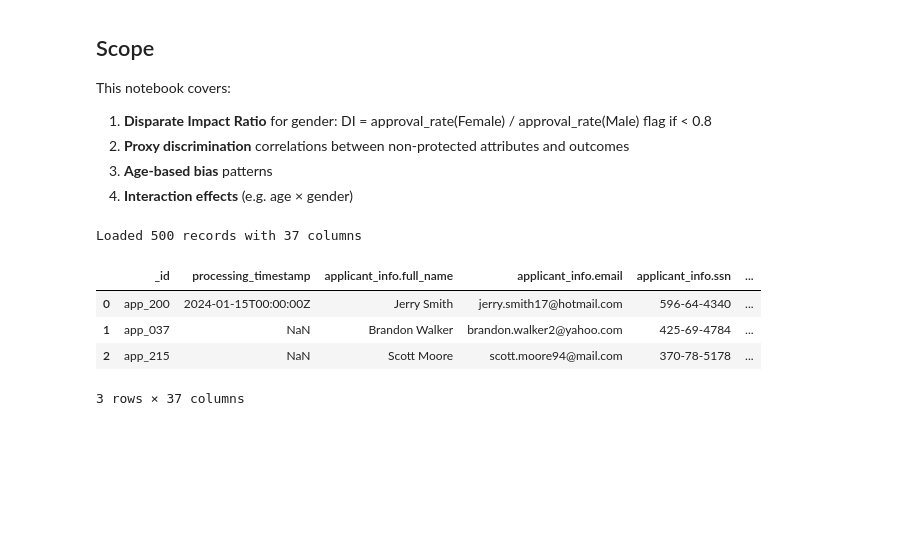
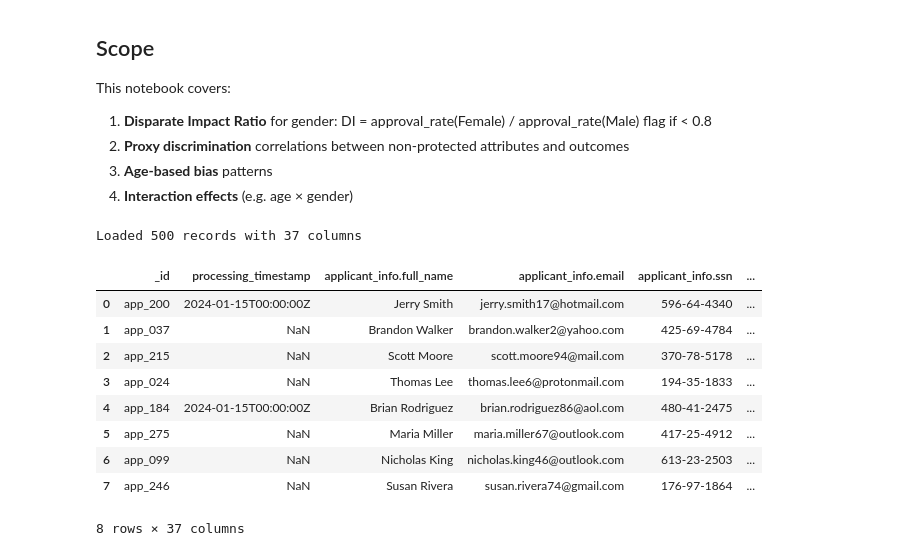
Before and after one commit to RubenVet9938/dego-project-team8, a Jupyter notebook: notebooks/02-bias-analysis.ipynb, the cells around one changed output. Saved outputs shown, nothing was run; the diff lists cells and outputs as text; code cells hidden in the pictures; blank space fills up the shorter version.

```diff
--- a/notebooks/02-bias-analysis.ipynb
+++ b/notebooks/02-bias-analysis.ipynb
@@ -14,24 +22,46 @@ This notebook covers:
 # %%
 import pandas as pd
 import numpy as np
 import matplotlib.pyplot as plt
 import seaborn as sns
+
+#Seaborn setup
+sns.set_theme(style="whitegrid")
+sns.set_context("notebook", font_scale=1.2)
+
+sns.set_palette("rainbow")
+sns.set_color_codes("pastel")
+
+
+plt.rcParams["figure.figsize"] = (12, 7)
+plt.rcParams["axes.titlesize"] = 16
+plt.rcParams["axes.labelsize"] = 14
+plt.rcParams["xtick.labelsize"] = 12
+plt.rcParams["ytick.labelsize"] = 12
+plt.rcParams["legend.fontsize"] = 12
+plt.rcParams["axes.grid"] = True
+plt.rcParams["grid.alpha"] = 0.3
 
 # Load pre-cleaned dataset from the data quality pipeline
 df = pd.read_csv("../data/cleaned_credit_applications.csv")
 
 # Print the number of records and columns in the loaded dataframe
 print(f"Loaded {len(df)} records with {df.shape[1]} columns")
 
 # Set column names for gender and loan approval status
 gender_col   = 'applicant_info.gender_clean'
 approved_col = 'decision.loan_approved'
 
-df.head(3)
+df.head(8)
 # %% [output]
 Loaded 500 records with 37 columns
 |  | _id | processing_timestamp | applicant_info.full_name | applicant_info.email | applicant_info.ssn | ... |
 | 0 | app_200 | 2024-01-15T00:00:00Z | Jerry Smith | jerry.smith17@hotmail.com | 596-64-4340 | ... |
 | 1 | app_037 | NaN | Brandon Walker | brandon.walker2@yahoo.com | 425-69-4784 | ... |
 | 2 | app_215 | NaN | Scott Moore | scott.moore94@mail.com | 370-78-5178 | ... |
+| 3 | app_024 | NaN | Thomas Lee | thomas.lee6@protonmail.com | 194-35-1833 | ... |
+| 4 | app_184 | 2024-01-15T00:00:00Z | Brian Rodriguez | brian.rodriguez86@aol.com | 480-41-2475 | ... |
+| 5 | app_275 | NaN | Maria Miller | maria.miller67@outlook.com | 417-25-4912 | ... |
+| 6 | app_099 | NaN | Nicholas King | nicholas.king46@outlook.com | 613-23-2503 | ... |
+| 7 | app_246 | NaN | Susan Rivera | susan.rivera74@gmail.com | 176-97-1864 | ... |
-3 rows × 37 columns
+8 rows × 37 columns
```
Also changed, not shown: parts of 13 cells of this notebook, 1 other file.
